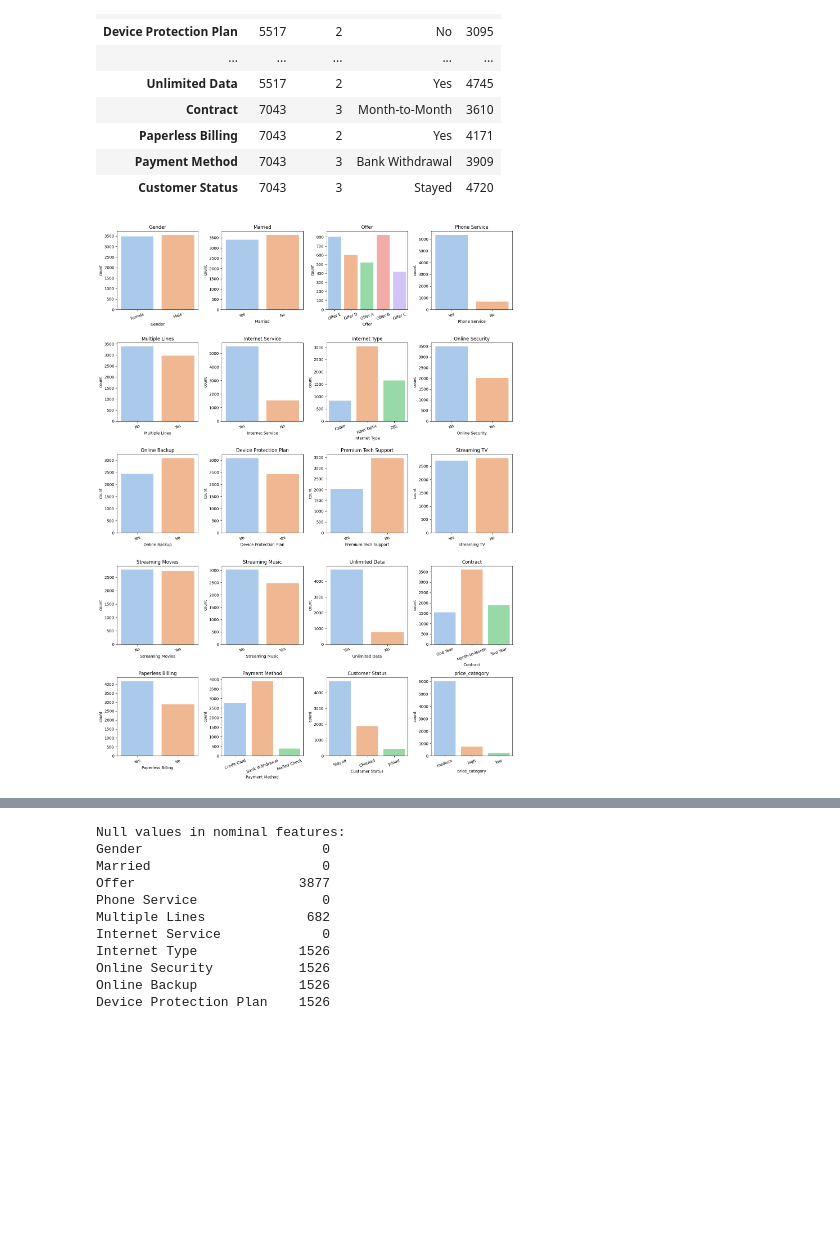
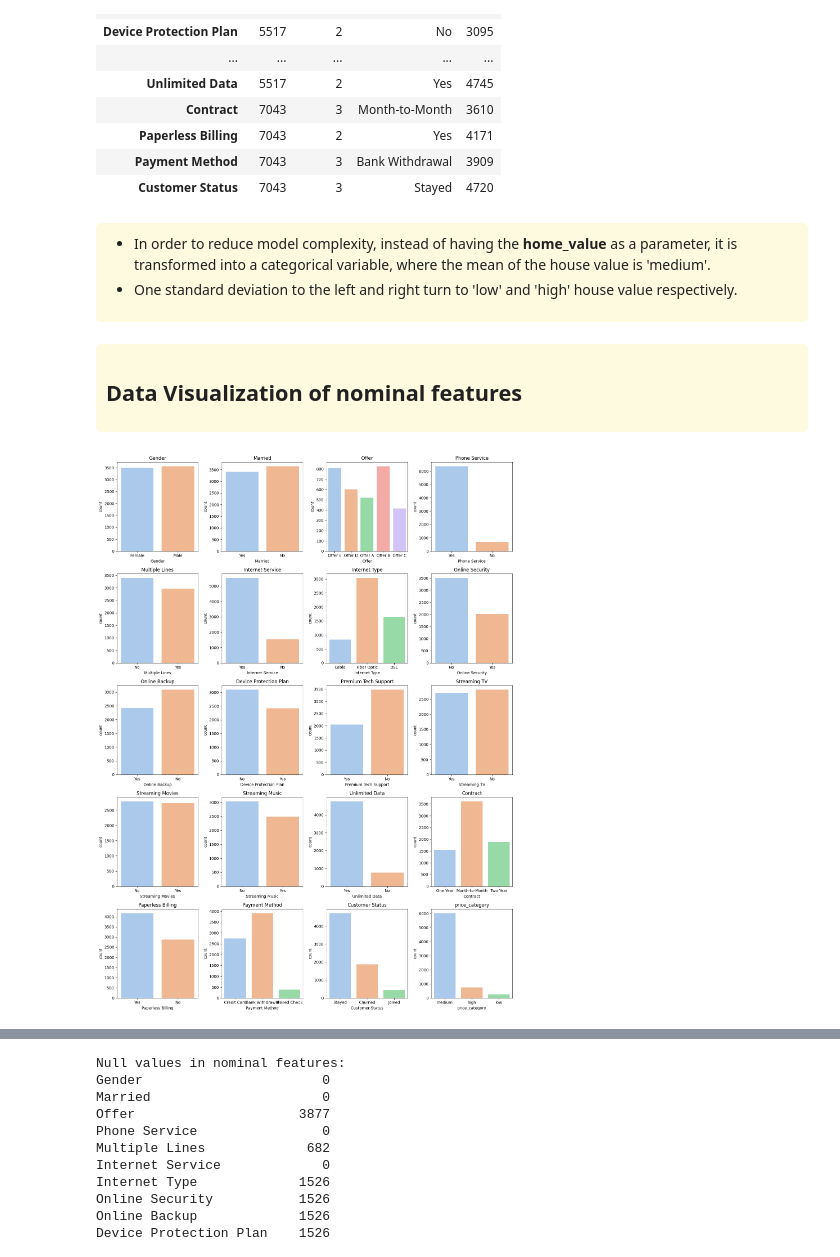
Before and after one commit to SantMiro/Churn_Prediction, a Jupyter notebook: Exploratory_Data_Analysis.ipynb, the cells around one changed output, grey strips where cells are left out. Saved outputs shown, nothing was run; the diff lists cells and outputs as text; code cells hidden in the pictures; blank space fills up the shorter version.

Commit message:
Add Data Training

```diff
--- a/Exploratory_Data_Analysis.ipynb
+++ b/Exploratory_Data_Analysis.ipynb
@@ -334,4 +446,10 @@ dataset.describe(include=['object']).T
 | Paperless Billing | 7043 | 2 | Yes | 4171 |
 | Payment Method | 7043 | 3 | Bank Withdrawal | 3909 |
 | Customer Status | 7043 | 3 | Stayed | 4720 |
+# %% [markdown]
+<div style="background-color: #FEFAE0; padding: 10px; border-radius: 5px;">
+  <ul>
+      <li>In order to reduce model complexity, instead of having the <b>home_value</b> as a parameter, it is transformed into a categorical variable, where the mean of the house value is 'medium'.</li>
+      <li>One standard deviation to the left and right turn to 'low' and 'high' house value respectively.</li>
+</div>
 # %%
@@ -351,19 +471,23 @@ dataset['price_category'] = dataset['home_value'].apply(lambda x: categorize_pri
 dataset = dataset.drop(['home_value'],axis = 1)
+# %% [markdown]
+<div style="background-color: #FEFAE0; padding: 10px; border-radius: 5px;">
+  <h2>Data Visualization of nominal features</h2>
+</div>
 # %%
 import warnings
 warnings.filterwarnings('ignore')
 fig, axes = plt.subplots(5, 4, figsize=(15, 20))
 axes = axes.flatten()
 
 for i, col in enumerate(dataset.select_dtypes(include=['object']).columns):
     sns.countplot(x=col, data=dataset, ax=axes[i], palette='pastel')
     axes[i].set_title(f'{col}')
-    axes[i].set_xticklabels(axes[i].get_xticklabels(), rotation=20)
+    axes[i].set_xticklabels(axes[i].get_xticklabels())
 
 plt.tight_layout()
 plt.show()
 # %% [output]
-[figure, old version]
+[figure, new version]
 # %%
 fig, axes = plt.subplots(7, 3, figsize=(15, 25))
 axes = axes.flatten()
```
Also changed, not shown: parts of 53 cells of this notebook, 1 other file.
